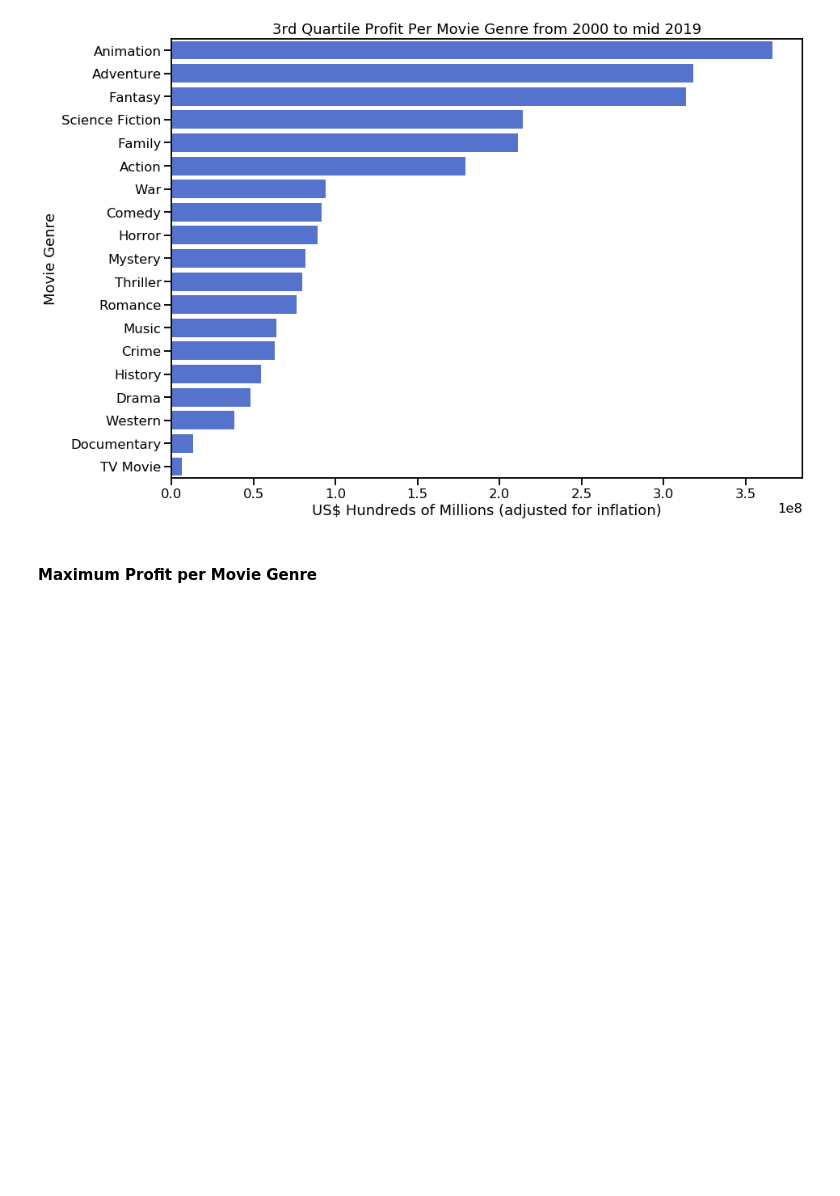
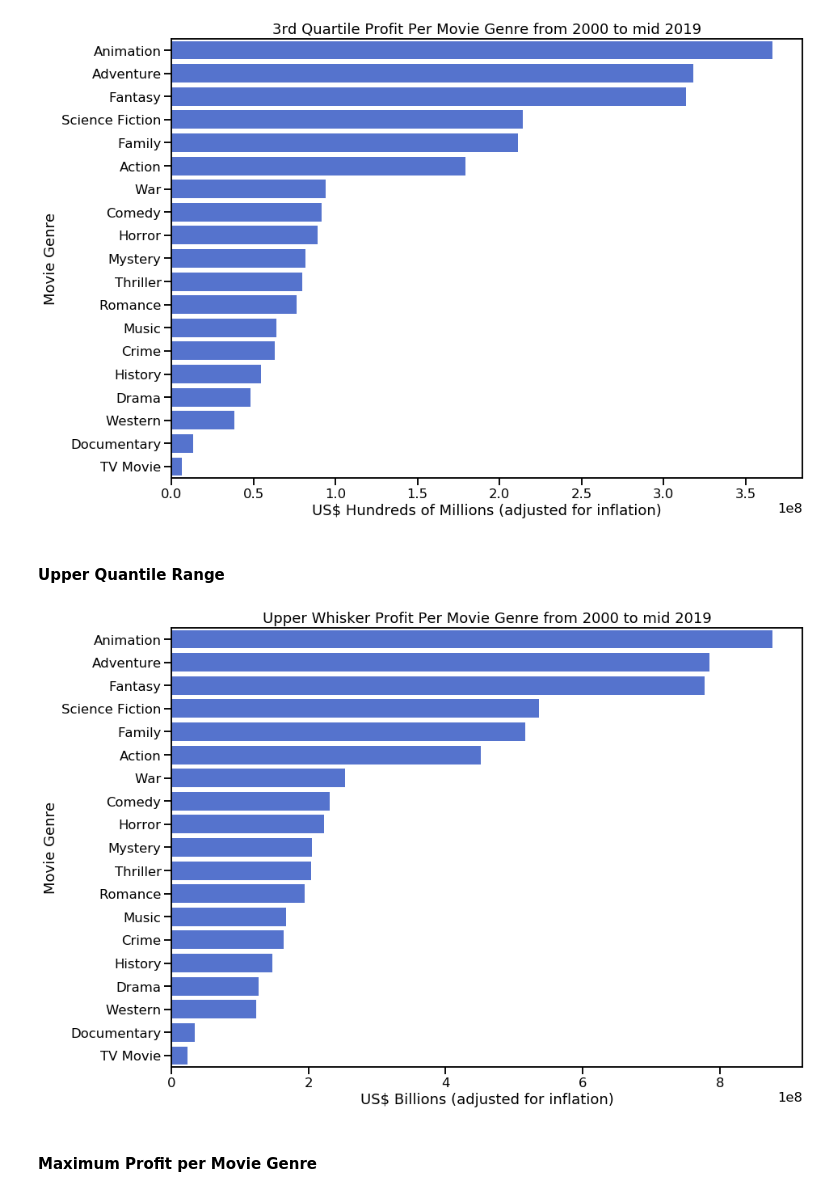
Before and after one commit to merb92/movie-industry-eda, a Jupyter notebook: index.ipynb, the cells around one changed output. Saved outputs shown, nothing was run; the diff lists cells and outputs as text; code cells hidden in the pictures; blank space fills up the shorter version.

```diff
--- a/index.ipynb
+++ b/index.ipynb
@@ -1743,6 +1773,19 @@ plt.title('3rd Quartile Profit Per Movie Genre from 2000 to mid 2019')
 plt.show()
 # %% [output]
 [figure]
+# %% [markdown]
+#### Upper Quantile Range
+# %%
+genres_sorted_by_upper_whisker_profit_desc_df = genre_data_df.sort_values('upper_whisker_profit', ascending=False)
+f = plt.figure(figsize=(14, 10))
+g = sns.barplot(x='upper_whisker_profit', y='genre_name', data = genres_sorted_by_upper_whisker_profit_desc_df, color='#4169E1')
+sns.set_context('talk')
+plt.ylabel('Movie Genre')
+plt.xlabel('US$ Billions (adjusted for inflation)')
+plt.title('Upper Whisker Profit Per Movie Genre from 2000 to mid 2019')
+plt.show()
+# %% [output]
+[figure, added]
 # %% [markdown]
 #### Maximum Profit per Movie Genre
 # %%
```
Also changed, not shown: parts of 42 cells of this notebook.
